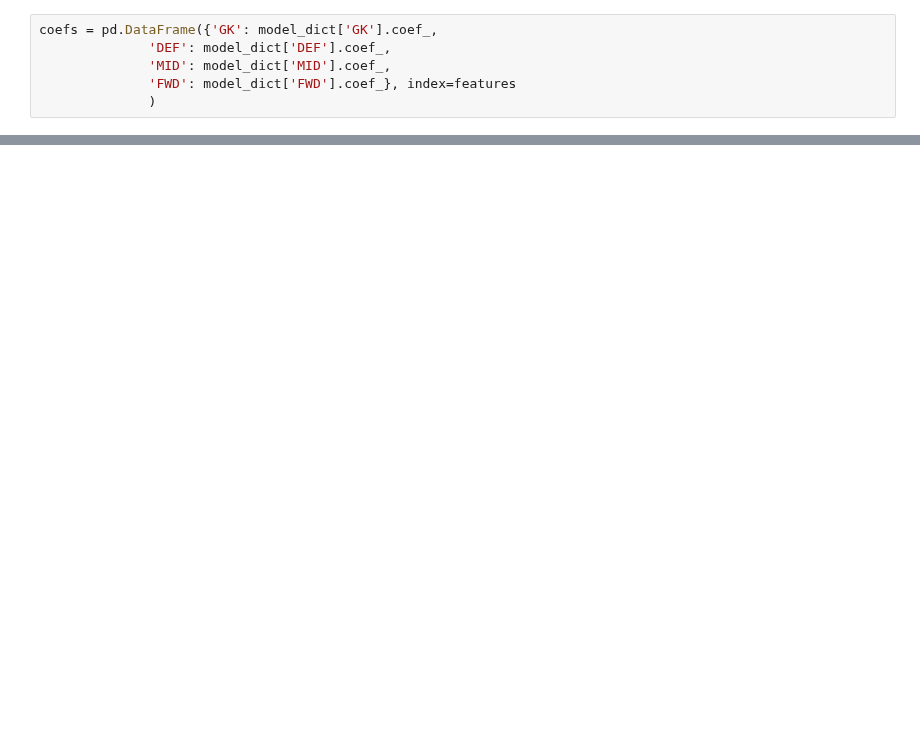
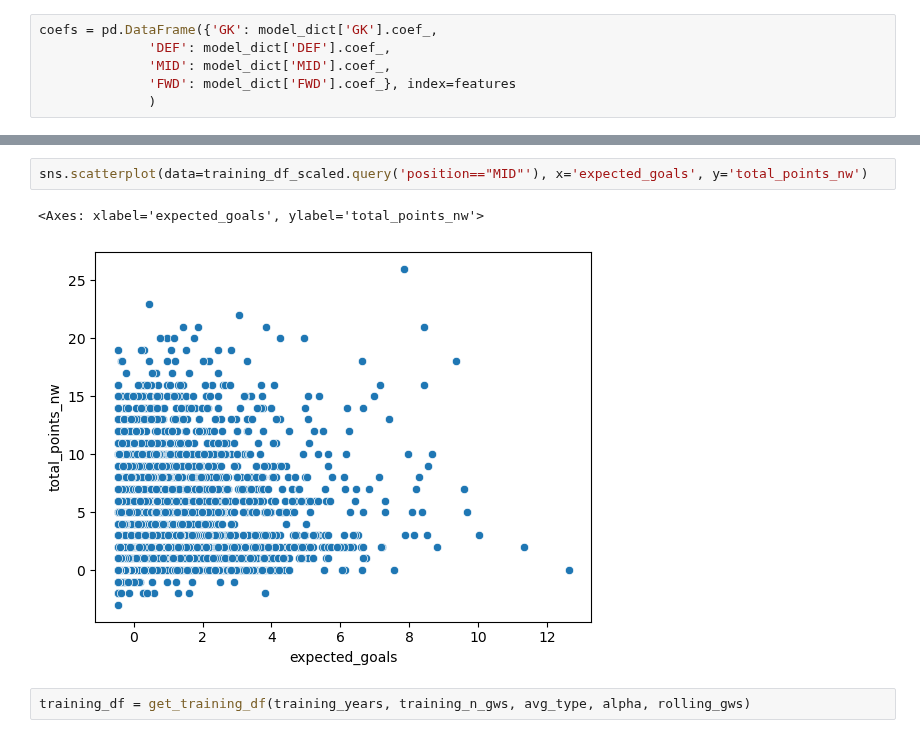
Before and after one commit to doug-ellis/draft_fpl_2526, a Jupyter notebook: transfer/adding_zscaling.ipynb, the cells around one changed output, grey strips where cells are left out. Saved outputs shown, nothing was run; the diff lists cells and outputs as text; blank space fills up the shorter version.

```diff
--- a/transfer/adding_zscaling.ipynb
+++ b/transfer/adding_zscaling.ipynb
@@ -118,0 +121,7 @@ coefs
+# %%
+sns.scatterplot(data=training_df_scaled.query('position=="MID"'), x='expected_goals', y='total_points_nw')
+# %% [output]
+<Axes: xlabel='expected_goals', ylabel='total_points_nw'>
+[figure, added]
+# %%
+training_df = get_training_df(training_years, training_n_gws, avg_type, alpha, rolling_gws)
```
Also changed, not shown: parts of 11 cells of this notebook, 1 other file.
